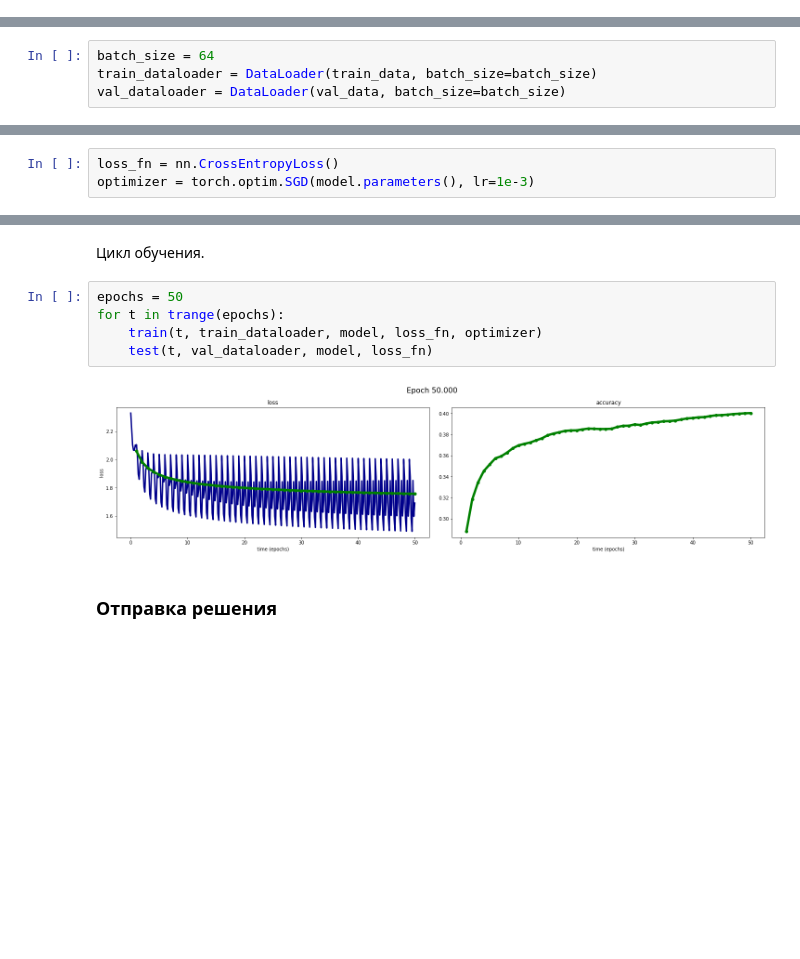
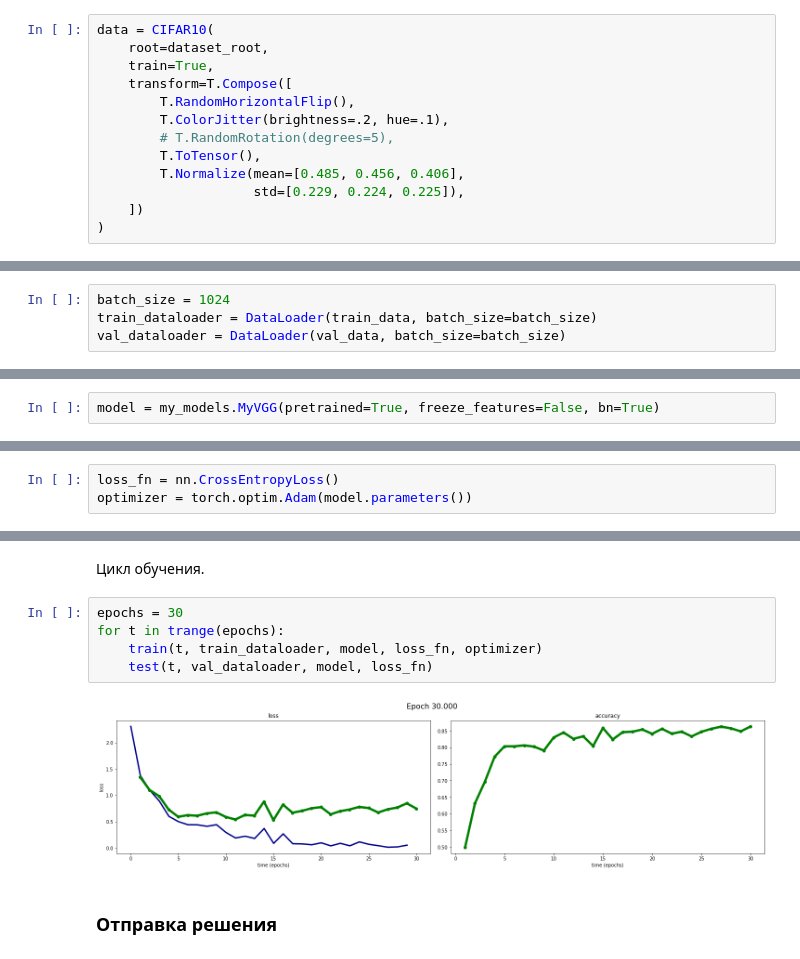
Before and after one commit to vsgolovin/hse-homework, a Jupyter notebook: cv-hw05/homework5.ipynb, the cells around one changed output, grey strips where cells are left out. Drawn from its saved outputs; the diff is of its cells as text; blank space fills up the shorter version.

Commit message:
CIFAR classification first submission

```diff
--- a/cv-hw05/homework5.ipynb
+++ b/cv-hw05/homework5.ipynb
@@ -151,3 +144,16 @@ data = CIFAR10(
+# %%
+data = CIFAR10(
+    root=dataset_root,
+    train=True,
+    transform=T.Compose([
+        T.RandomHorizontalFlip(),
+        T.ColorJitter(brightness=.2, hue=.1),
+        # T.RandomRotation(degrees=5),
+        T.ToTensor(),
+        T.Normalize(mean=[0.485, 0.456, 0.406],
+                    std=[0.229, 0.224, 0.225]),
+    ])
+)
 # %% [markdown]
 Разбиваем случайным образом датасет на обучение и валидацию. <br>
 На первой части будем обучать модель классификации. <br>
@@ -161,7 +167,7 @@ train_data, val_data = torch.utils.data.random_split(
 # %% [markdown]
 Инициализируем data loader-ы.
 # %%
-batch_size = 64
+batch_size = 1024
 train_dataloader = DataLoader(train_data, batch_size=batch_size)
 val_dataloader = DataLoader(val_data, batch_size=batch_size)
 # %% [markdown]
@@ -194,3 +195,5 @@ model = nn.Sequential(
+# %%
+model = my_models.MyVGG(pretrained=True, freeze_features=False, bn=True)
 # %% [markdown]
 Отправляем модель на выбранное устройство.
 # %%
@@ -207,7 +223,7 @@ Sequential(
 Задаем функцию потерь (цель оптимизации) и оптимизатор.
 # %%
 loss_fn = nn.CrossEntropyLoss()
-optimizer = torch.optim.SGD(model.parameters(), lr=1e-3)
+optimizer = torch.optim.Adam(model.parameters())
 # %% [markdown]
 Код для визуализации процесса обучения.
 
@@ -273,12 +289,12 @@ def test(epoch, dataloader, model, loss_fn):
 # %% [markdown]
 Цикл обучения.
 # %%
-epochs = 50
+epochs = 30
 for t in trange(epochs):
     train(t, train_dataloader, model, loss_fn, optimizer)
     test(t, val_dataloader, model, loss_fn)
 # %% [output]
-[figure, old version]
+[figure, new version]
 # %% [markdown]
 ### Отправка решения
 # %% [markdown]
```
Also changed, not shown: parts of 10 cells of this notebook, 2 other files.
